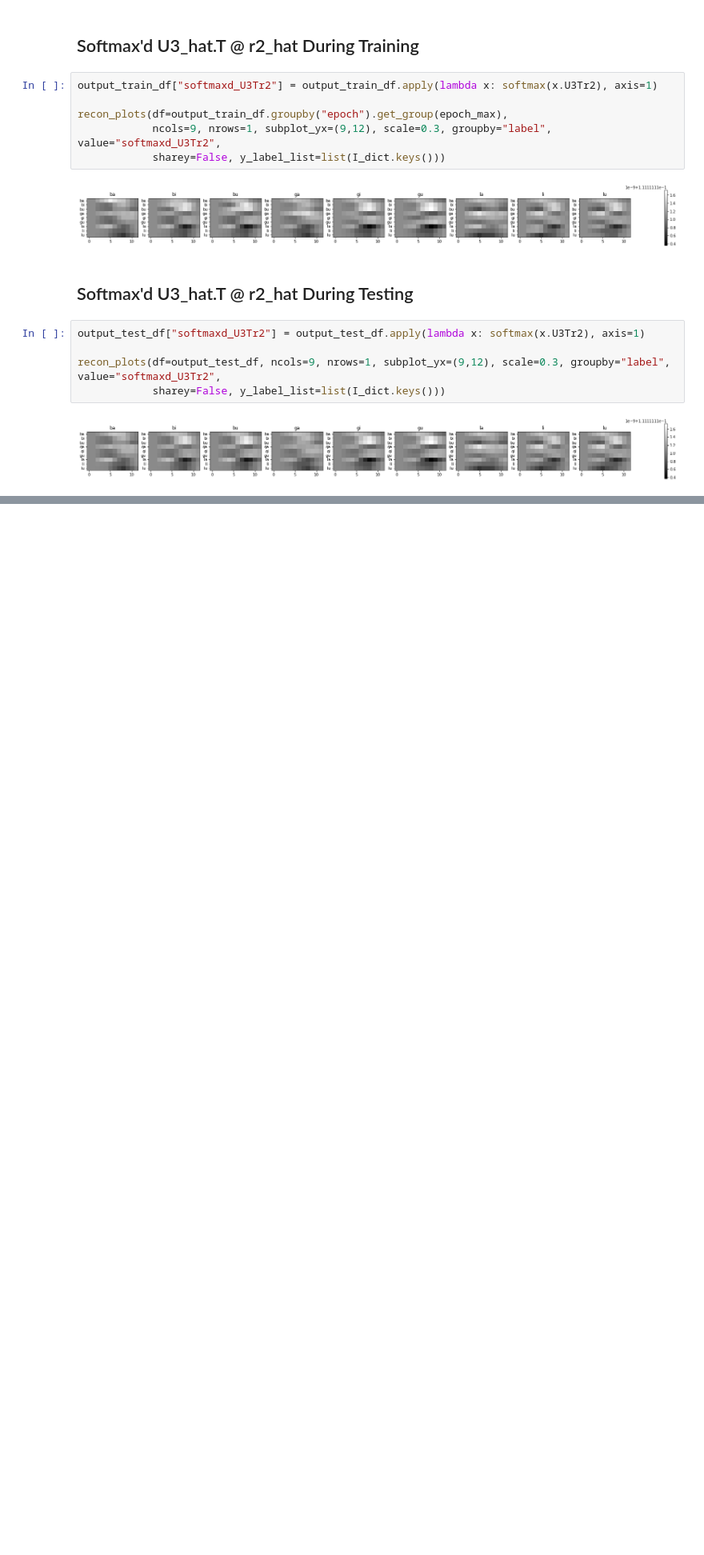
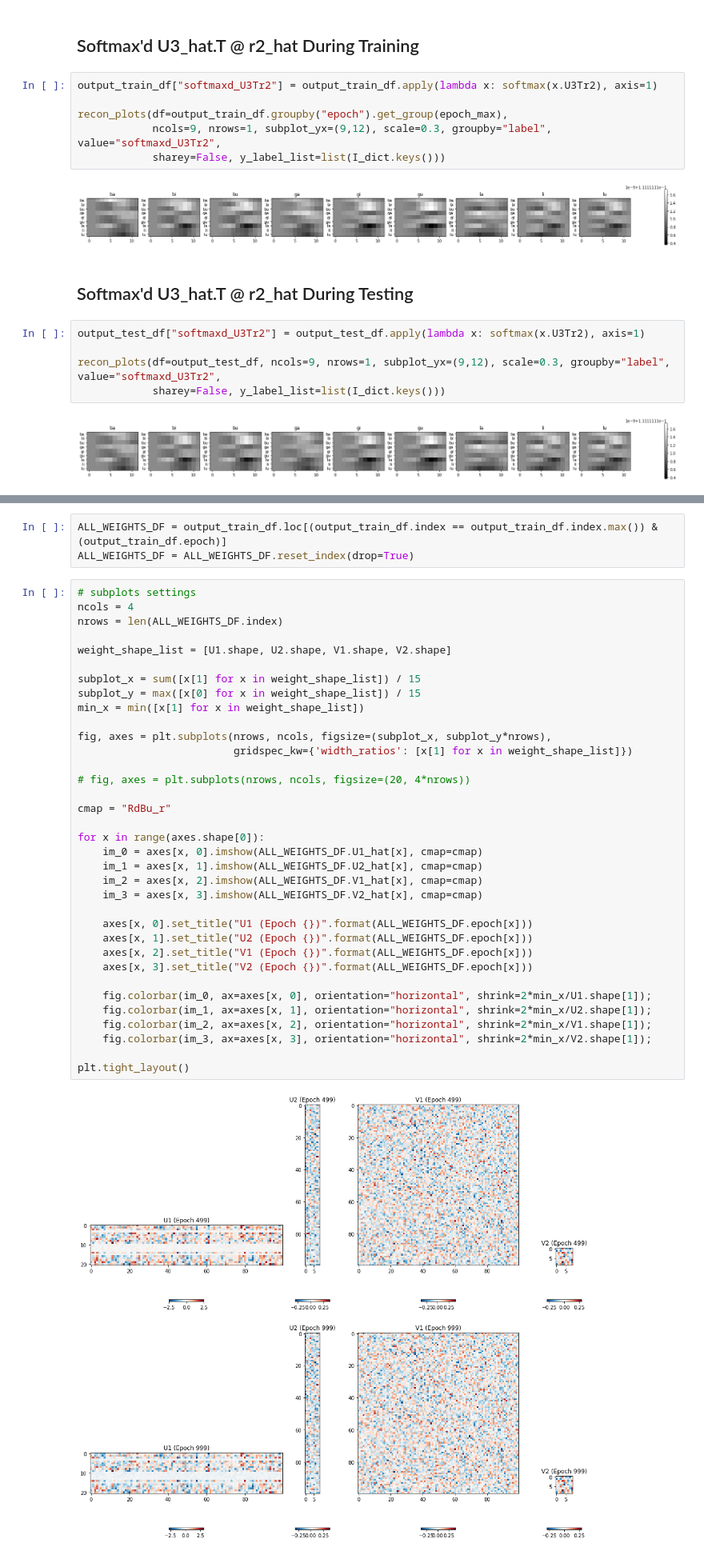
Before and after one commit to monicaycli/predictive_coding, a Jupyter notebook: toy_model_kalman_variant_1.ipynb, the cells around one changed output, grey strips where cells are left out. Shown at 80% size. Drawn from its saved outputs; the diff is of its cells as text; blank space fills up the shorter version.

```diff
--- a/toy_model_kalman_variant_1.ipynb
+++ b/toy_model_kalman_variant_1.ipynb
@@ -381,0 +421,40 @@ recon_plots(df=output_test_df, ncols=9, nrows=1, subplot_yx=(9,12), scale=0.3, g
+# %%
+ALL_WEIGHTS_DF = output_train_df.loc[(output_train_df.index == output_train_df.index.max()) & (output_train_df.epoch)]
+ALL_WEIGHTS_DF = ALL_WEIGHTS_DF.reset_index(drop=True)
+# %%
+# subplots settings
+ncols = 4
+nrows = len(ALL_WEIGHTS_DF.index)
+
+weight_shape_list = [U1.shape, U2.shape, V1.shape, V2.shape]
+
+subplot_x = sum([x[1] for x in weight_shape_list]) / 15
+subplot_y = max([x[0] for x in weight_shape_list]) / 15
+min_x = min([x[1] for x in weight_shape_list])
+
+fig, axes = plt.subplots(nrows, ncols, figsize=(subplot_x, subplot_y*nrows),
+                         gridspec_kw={'width_ratios': [x[1] for x in weight_shape_list]})
+
+# fig, axes = plt.subplots(nrows, ncols, figsize=(20, 4*nrows))
+
+cmap = "RdBu_r"
+
+for x in range(axes.shape[0]):
+    im_0 = axes[x, 0].imshow(ALL_WEIGHTS_DF.U1_hat[x], cmap=cmap)
+    im_1 = axes[x, 1].imshow(ALL_WEIGHTS_DF.U2_hat[x], cmap=cmap)
+    im_2 = axes[x, 2].imshow(ALL_WEIGHTS_DF.V1_hat[x], cmap=cmap)
+    im_3 = axes[x, 3].imshow(ALL_WEIGHTS_DF.V2_hat[x], cmap=cmap)
+
+    axes[x, 0].set_title("U1 (Epoch {})".format(ALL_WEIGHTS_DF.epoch[x]))
+    axes[x, 1].set_title("U2 (Epoch {})".format(ALL_WEIGHTS_DF.epoch[x]))
+    axes[x, 2].set_title("V1 (Epoch {})".format(ALL_WEIGHTS_DF.epoch[x]))
+    axes[x, 3].set_title("V2 (Epoch {})".format(ALL_WEIGHTS_DF.epoch[x]))
+
+    fig.colorbar(im_0, ax=axes[x, 0], orientation="horizontal", shrink=2*min_x/U1.shape[1]);
+    fig.colorbar(im_1, ax=axes[x, 1], orientation="horizontal", shrink=2*min_x/U2.shape[1]);
+    fig.colorbar(im_2, ax=axes[x, 2], orientation="horizontal", shrink=2*min_x/V1.shape[1]);
+    fig.colorbar(im_3, ax=axes[x, 3], orientation="horizontal", shrink=2*min_x/V2.shape[1]);
+
+plt.tight_layout()
+# %% [output]
+[figure, added]
```
Also changed, not shown: parts of 12 cells of this notebook, 4 other files.
